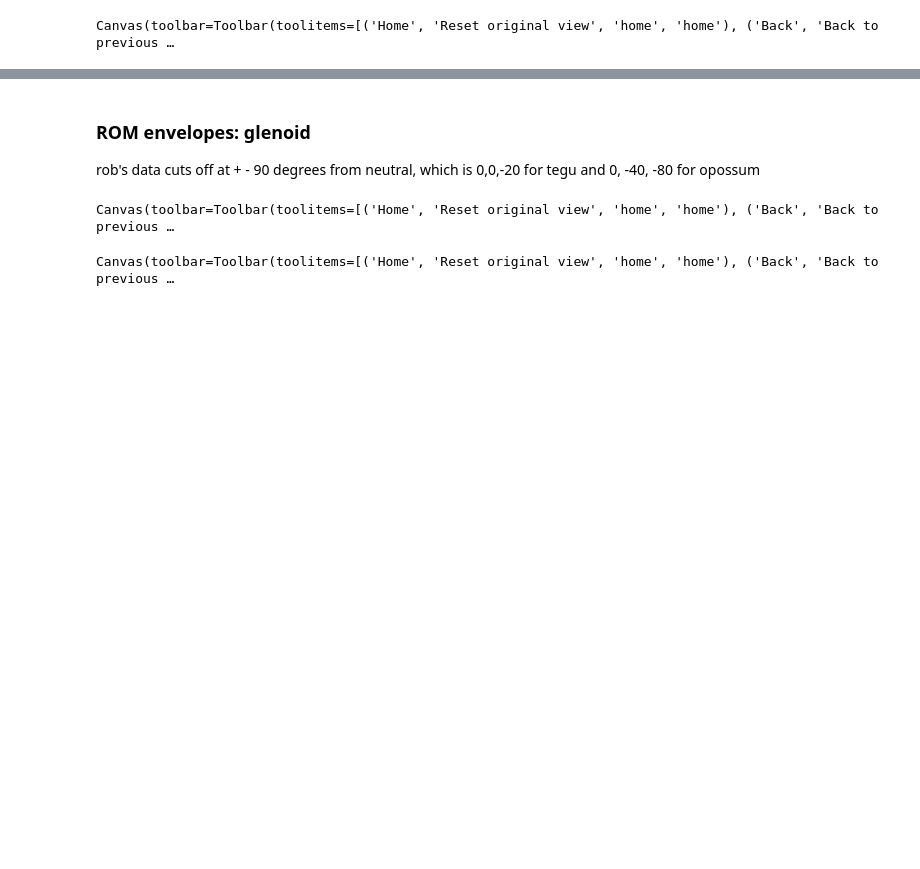
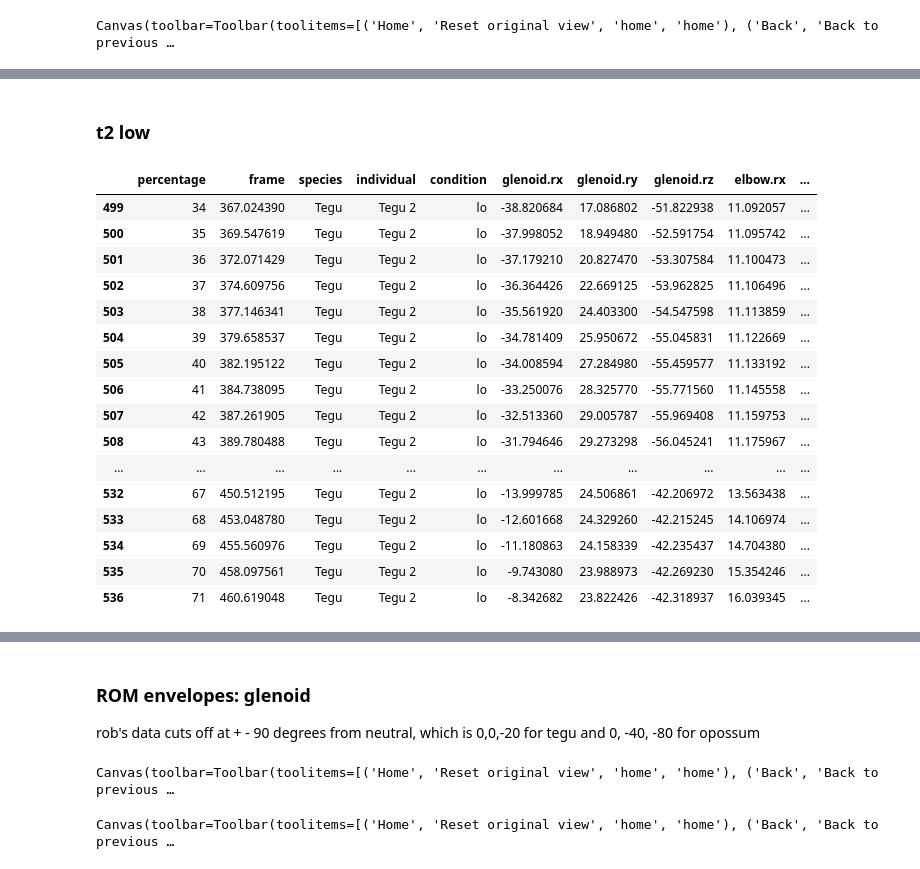
Before and after one commit to popscallion/DeepLabCut, a Jupyter notebook: deadROMM/ch3Analyses.ipynb, the cells around one changed output, grey strips where cells are left out. Saved outputs shown, nothing was run; the diff lists cells and outputs as text; code cells hidden in the pictures; blank space fills up the shorter version.

Commit message:
semifinal plots

```diff
--- a/deadROMM/ch3Analyses.ipynb
+++ b/deadROMM/ch3Analyses.ipynb
@@ -732,8 +892,8 @@ corr_flip108.style.background_gradient(cmap='bwr')
 # %% [markdown]
 ### Import in vivo data
 # %%
-df_invivo = pd.read_csv('./invivo_for_exvivo_comparison.csv',index_col=None).filter(regex='uid|species|individual|condition|glenoid.rotate|elbow.rotate|run')
-df_invivo.columns = ['percentage','species','individual','condition','glenoid.rx', 'glenoid.ry', 'glenoid.rz', 'elbow.rx', 'elbow.ry', 'elbow.rz']
+df_invivo = pd.read_csv('./invivo_for_exvivo_comparison.csv',index_col=None).filter(regex='uid|frame|species|individual|condition|glenoid.rotate|elbow.rotate|run')
+df_invivo.columns = ['percentage','frame','species','individual','condition','glenoid.rx', 'glenoid.ry', 'glenoid.rz', 'elbow.rx', 'elbow.ry', 'elbow.rz']
 df_invivo['percentage'] = df_invivo['percentage'].str.rsplit('_',1).str[-1]
 glenoid_radRy = np.radians(df_invivo['glenoid.ry'])
 elbow_radRy = np.radians(df_invivo['glenoid.ry'])
@@ -741,5 +901,9 @@ glenoid_cosRy = np.cos(glenoid_radRy)
 elbow_cosRy = np.cos(elbow_radRy)
 df_invivo['glenoid.crz'] = glenoid_cosRy.multiply(df_invivo['glenoid.rz'])
 df_invivo['elbow.crz'] = elbow_cosRy.multiply(df_invivo['elbow.rz'])
-df_invivo_S = df_invivo.loc[df_invivo['species']=='Tegu']
-df_invivo_D = df_invivo.loc[df_invivo['species']=='Opossum']
+
+df_invivo_stand = df_invivo.loc[df_invivo['condition']=='stand']
+df_invivo_walk = df_invivo.loc[df_invivo['condition']!='stand']
+
+df_invivo_S = df_invivo_walk.loc[df_invivo_walk['species']=='Tegu']
+df_invivo_D = df_invivo_walk.loc[df_invivo_walk['species']=='Opossum']
@@ -885,13 +1031,4 @@ ValueError: Wrong number of items passed 2, placement implies 1
 # %%
-viewYZ = (0,0)
-viewXZ = (0,90)
-viewXY = (90,90)
-viewYX = (270,180)
-
-view3Q = (45,45)
-view3Qst = (-45,45)
-view3Qsw = (135,45)
-
 startView = viewXY
 
 vX, vY = viewXY
@@ -915,6 +1052,8 @@ addCosGrid(ax1, (minrx,maxrx), (minry,maxry), (minrz,maxrz), 5, xLevels=1, color
 
 ax0.scatter(dfS['glenoid.rx'],dfS['glenoid.ry'],dfS['glenoid.crz'], s=3, c='#3CA9A6', depthshade=True)
 ax1.scatter(dfD['glenoid.rx'],dfD['glenoid.ry'],dfD['glenoid.crz'], s=3, c='#FFCA4E', depthshade=True)
+ax0.plot_trisurf(dfS['glenoid.rx'],dfS['glenoid.ry'],alphaTriShoulder_S,dfS['glenoid.crz'], shade=True, cmap='YlGnBu',linewidth=0, antialiased=True)
+ax1.plot_trisurf(dfD['glenoid.rx'],dfD['glenoid.ry'],alphaTriShoulder_D,dfD['glenoid.crz'], shade=True, cmap='YlOrRd', linewidth=0, antialiased=True)
 
 # categories_S = np.unique(df_invivo_S['run'])
 # colors_S = np.linspace(0, 1, len(categories_S))
@@ -927,11 +1066,15 @@ ax1.scatter(dfD['glenoid.rx'],dfD['glenoid.ry'],dfD['glenoid.crz'], s=3, c='#FFC
 
 # df_invivo_S = df_invivo_S[df_invivo_S['condition']=='lo']
 # df_invivo_D = df_invivo_D[df_invivo_D['condition']=='hi']
-df_invivo_S = df_invivo_S.loc[df_invivo_S['percentage'].astype('int')>30]
+
+# df_invivo_S = df_invivo_S.loc[df_invivo_S['percentage'].astype('int')>30]
+df_invivo_S_filt = df_invivo_S.loc[(df_invivo_S['individual']=='Tegu 3')&(df_invivo_S['condition']=='lo')]
+
+
 # df_invivo_D = df_invivo_D.loc[(df_invivo_D['individual']!='Opossum 3')&(df_invivo_D['condition']!='lo')]
 
 
-ax0.scatter(df_invivo_S['glenoid.rx'],df_invivo_S['glenoid.ry'],df_invivo_S['glenoid.crz'], s=1, depthshade=True, color='red')
+ax0.scatter(df_invivo_S_filt['glenoid.rx'],df_invivo_S_filt['glenoid.ry'],df_invivo_S_filt['glenoid.crz'], s=1, depthshade=True, color='red')
 ax1.scatter(df_invivo_D['glenoid.rx'],df_invivo_D['glenoid.ry'],df_invivo_D['glenoid.crz'], s=1, depthshade=True, color='red')
 
 
@@ -941,3 +1158,25 @@ Canvas(toolbar=Toolbar(toolitems=[('Home', 'Reset original view', 'home', 'home'
+# %% [markdown]
+### t2 low
+# %%
+df_invivo_S.loc[(df_invivo_S['individual']=='Tegu 2')&(df_invivo_S['condition']=='lo')&(df_invivo_S['elbow.ry']>0)&(df_invivo_S['elbow.rz']<-75)]
+# %% [output]
+|  | percentage | frame | species | individual | condition | glenoid.rx | glenoid.ry | glenoid.rz | elbow.rx | ... |
+| 499 | 34 | 367.024390 | Tegu | Tegu 2 | lo | -38.820684 | 17.086802 | -51.822938 | 11.092057 | ... |
+| 500 | 35 | 369.547619 | Tegu | Tegu 2 | lo | -37.998052 | 18.949480 | -52.591754 | 11.095742 | ... |
+| 501 | 36 | 372.071429 | Tegu | Tegu 2 | lo | -37.179210 | 20.827470 | -53.307584 | 11.100473 | ... |
+| 502 | 37 | 374.609756 | Tegu | Tegu 2 | lo | -36.364426 | 22.669125 | -53.962825 | 11.106496 | ... |
+| 503 | 38 | 377.146341 | Tegu | Tegu 2 | lo | -35.561920 | 24.403300 | -54.547598 | 11.113859 | ... |
+| 504 | 39 | 379.658537 | Tegu | Tegu 2 | lo | -34.781409 | 25.950672 | -55.045831 | 11.122669 | ... |
+| 505 | 40 | 382.195122 | Tegu | Tegu 2 | lo | -34.008594 | 27.284980 | -55.459577 | 11.133192 | ... |
+| 506 | 41 | 384.738095 | Tegu | Tegu 2 | lo | -33.250076 | 28.325770 | -55.771560 | 11.145558 | ... |
+| 507 | 42 | 387.261905 | Tegu | Tegu 2 | lo | -32.513360 | 29.005787 | -55.969408 | 11.159753 | ... |
+| 508 | 43 | 389.780488 | Tegu | Tegu 2 | lo | -31.794646 | 29.273298 | -56.045241 | 11.175967 | ... |
+| ... | ... | ... | ... | ... | ... | ... | ... | ... | ... | ... |
+| 532 | 67 | 450.512195 | Tegu | Tegu 2 | lo | -13.999785 | 24.506861 | -42.206972 | 13.563438 | ... |
+| 533 | 68 | 453.048780 | Tegu | Tegu 2 | lo | -12.601668 | 24.329260 | -42.215245 | 14.106974 | ... |
+| 534 | 69 | 455.560976 | Tegu | Tegu 2 | lo | -11.180863 | 24.158339 | -42.235437 | 14.704380 | ... |
+| 535 | 70 | 458.097561 | Tegu | Tegu 2 | lo | -9.743080 | 23.988973 | -42.269230 | 15.354246 | ... |
+| 536 | 71 | 460.619048 | Tegu | Tegu 2 | lo | -8.342682 | 23.822426 | -42.318937 | 16.039345 | ... |
 # %% [markdown]
 possum 3 low: extremely elevated and pronated, not accessed in ex vivo
 ![image.png](attachment:6184f727-939b-4a4c-9fc5-a1e505a4581d.png)
```
Also changed, not shown: parts of 31 cells of this notebook, 2 other files.
